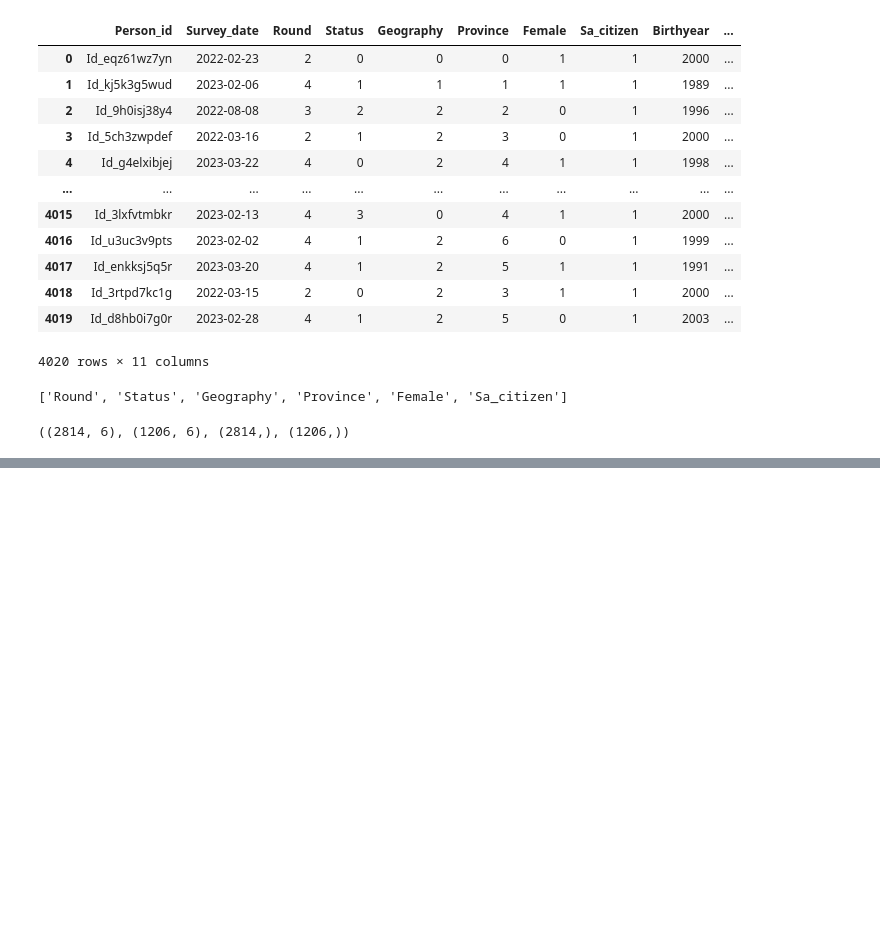
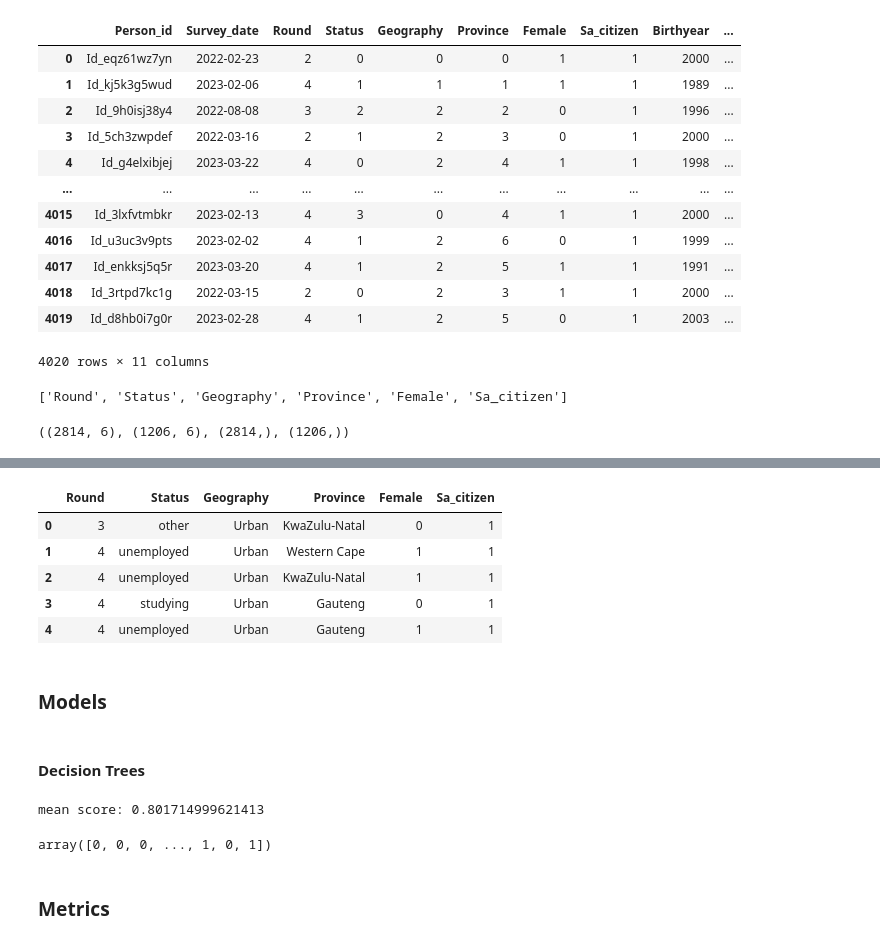
Before and after one commit to kibambe-0167/zindi-piyipc, a Jupyter notebook: app1.ipynb, the cells around one changed output, grey strips where cells are left out. Cells and saved outputs as stored; diff of their text form; code cells hidden in the pictures; blank space fills up the shorter version.

```diff
--- a/app1.ipynb
+++ b/app1.ipynb
@@ -159,0 +170,33 @@ x_train.shape, x_test.shape, y_train.shape, y_test.shape
+# %%
+test_df = test_df[train_cols]
+test_df.head()
+# %% [output]
+|  | Round | Status | Geography | Province | Female | Sa_citizen |
+| 0 | 3 | other | Urban | KwaZulu-Natal | 0 | 1 |
+| 1 | 4 | unemployed | Urban | Western Cape | 1 | 1 |
+| 2 | 4 | unemployed | Urban | KwaZulu-Natal | 1 | 1 |
+| 3 | 4 | studying | Urban | Gauteng | 0 | 1 |
+| 4 | 4 | unemployed | Urban | Gauteng | 1 | 1 |
+# %% [markdown]
+### Models
+# %% [markdown]
+#### Decision Trees
+# %%
+# dt = DecisionTreeClassifier(criterion="gini", max_depth=10, min_samples_leaf=4, min_samples_split=5)
+dt = DecisionTreeClassifier(max_depth=10, min_samples_leaf=4, min_samples_split=5)
+
+cv = StratifiedKFold(random_state=42, n_splits=10, shuffle=True)
+
+scores = cross_val_score(dt, x_train, y_train, cv=cv, scoring="accuracy")
+
+print(f"mean score: {scores.mean()}")
+# %% [output]
+mean score: 0.801714999621413
+# %%
+dt.fit(x_train, y_train)
+predictions = dt.predict(x_test)
+predictions
+# %% [output]
+array([0, 0, 0, ..., 1, 0, 1])
+# %% [markdown]
+### Metrics
```
Also changed, not shown: parts of 8 cells of this notebook, 1 other file.
